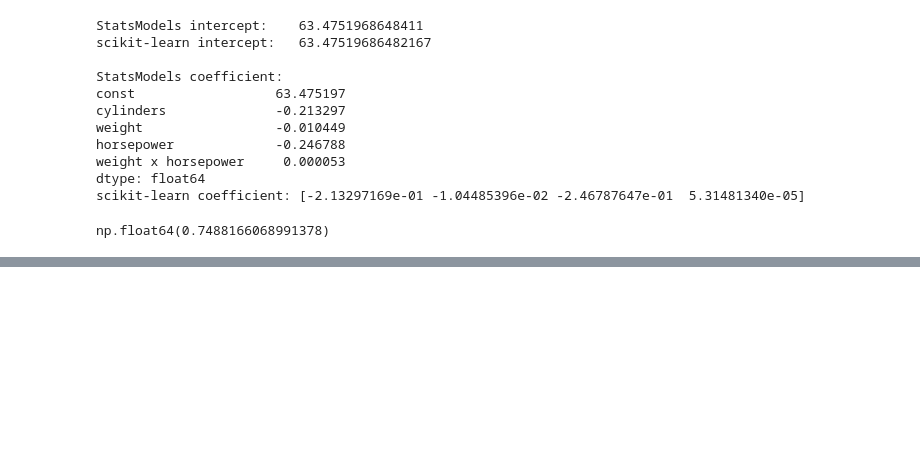
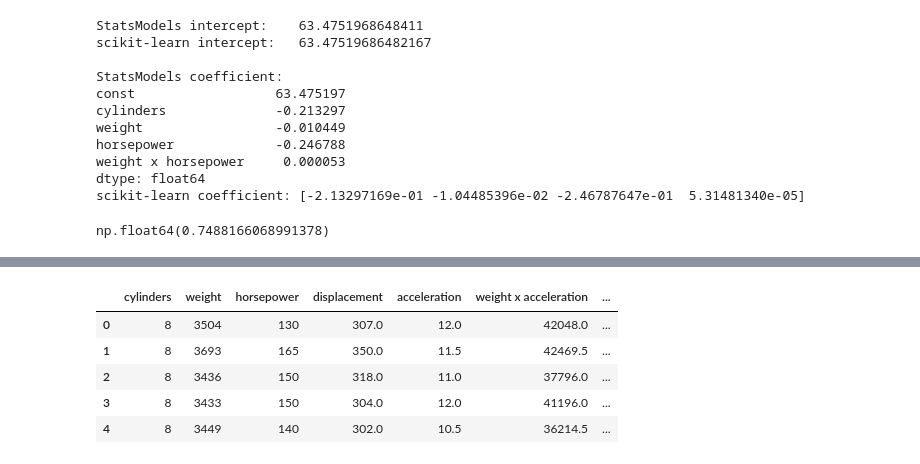
Before and after one commit to Vincent-Muteti/Regression, a Jupyter notebook: interactions.ipynb, the cells around one changed output, grey strips where cells are left out. Saved outputs shown, nothing was run; the diff lists cells and outputs as text; code cells hidden in the pictures; blank space fills up the shorter version.

```diff
--- a/interactions.ipynb
+++ b/interactions.ipynb
@@ -253,0 +401,10 @@ strong multicollinearity or other numerical problems.
+# %%
+x_interaction['acceleration x horsepower'] = x_interaction['acceleration'] * x_interaction['horsepower']
+x_interaction.head()
+# %% [output]
+|  | cylinders | weight | horsepower | displacement | acceleration | weight x acceleration | ... |
+| 0 | 8 | 3504 | 130 | 307.0 | 12.0 | 42048.0 | ... |
+| 1 | 8 | 3693 | 165 | 350.0 | 11.5 | 42469.5 | ... |
+| 2 | 8 | 3436 | 150 | 318.0 | 11.0 | 37796.0 | ... |
+| 3 | 8 | 3433 | 150 | 304.0 | 12.0 | 41196.0 | ... |
+| 4 | 8 | 3449 | 140 | 302.0 | 10.5 | 36214.5 | ... |
```
Also changed, not shown: parts of 16 cells of this notebook, 1 other file.
